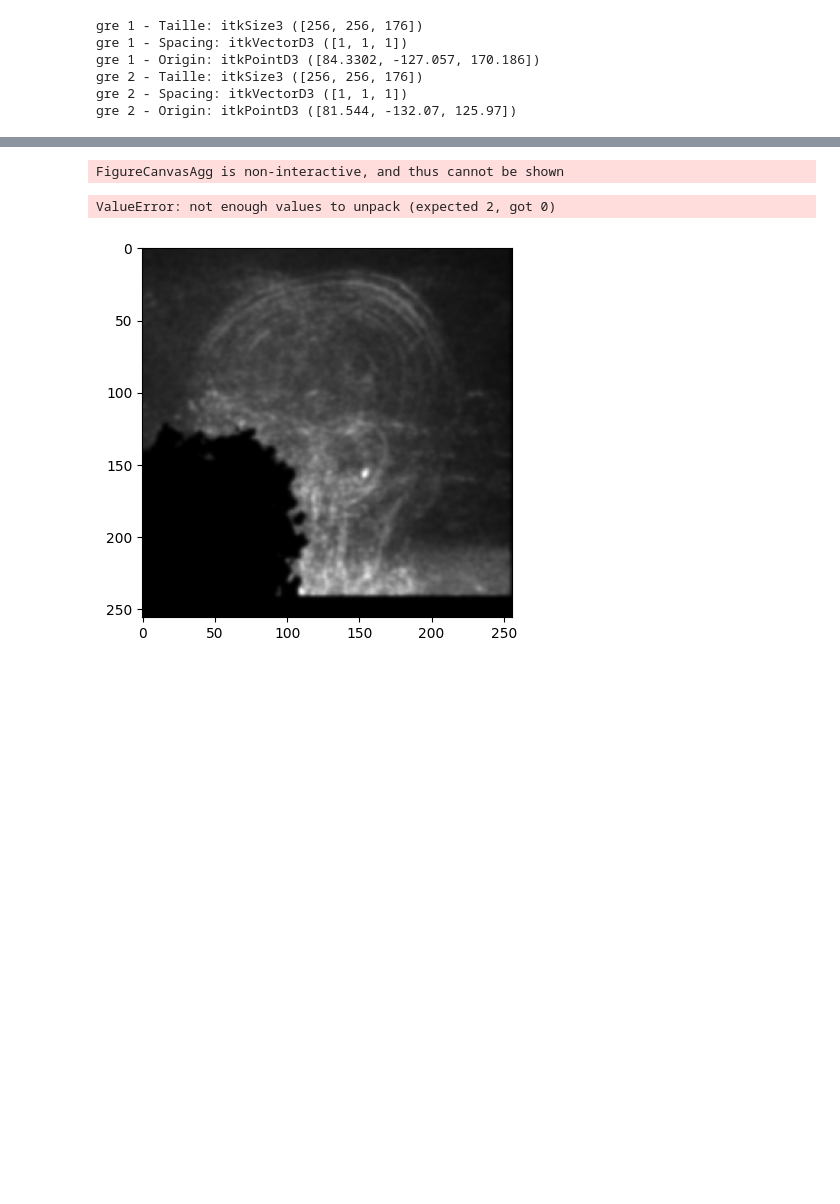
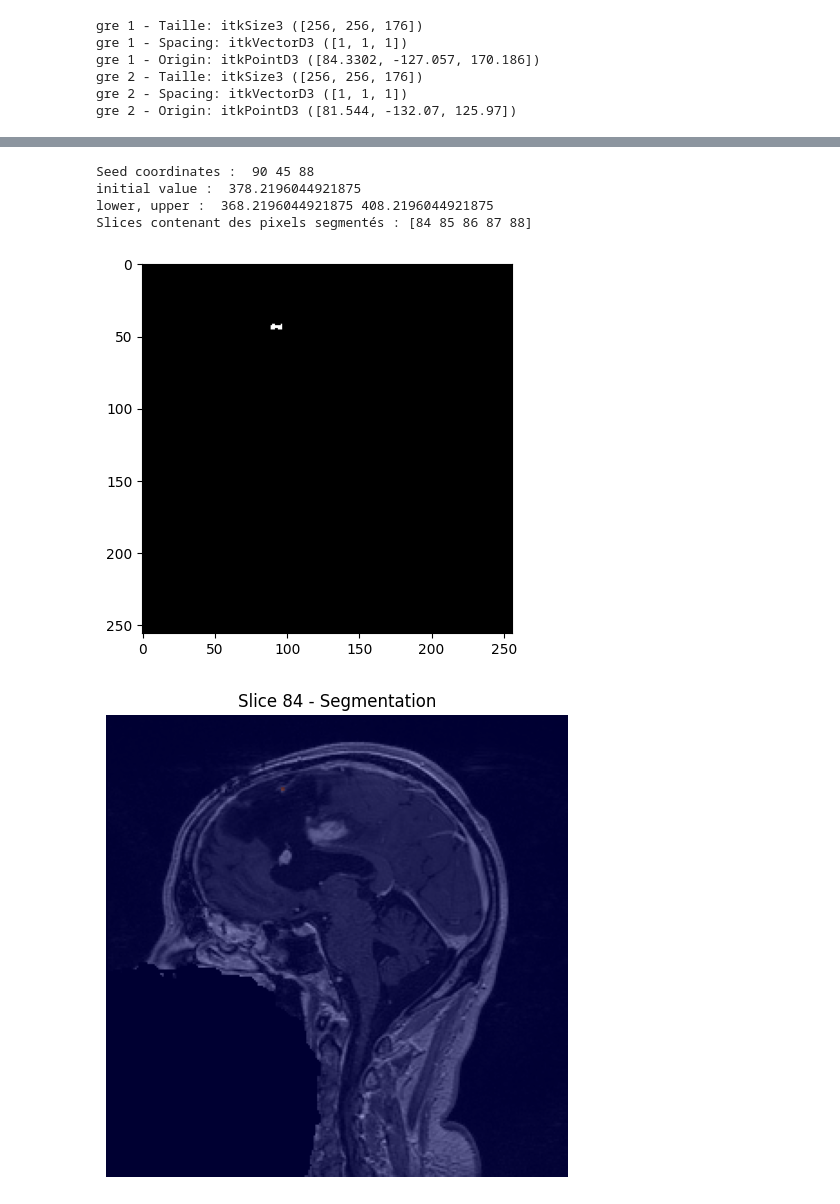
Before and after one commit to Melosdias/vtk_itk, a Jupyter notebook: src/projet_notebook.ipynb, the cells around one changed output, grey strips where cells are left out. Drawn from its saved outputs; the diff is of its cells as text; code cells hidden in the pictures; blank space fills up the shorter version.

```diff
--- a/src/projet_notebook.ipynb
+++ b/src/projet_notebook.ipynb
@@ -92,57 +115,77 @@ plt.show()
 # %%
 
-seedX=110
-seedY=100
+seedX=90
+seedY=45
 lower=190
 upper=255
     # Instantiate the reader
-input_image = itk.imread("aligned.nrrd", pixel_type=itk.F)
-
-smoother = itk.GradientAnisotropicDiffusionImageFilter.New(Input=input_image, NumberOfIterations=20, TimeStep=0.04,
+# input_image = itk.imread("aligned.nrrd", pixel_type=itk.F)
+gre1 = itk.imread("../Data/case6_gre1.nrrd", itk.F)
+smoother = itk.GradientAnisotropicDiffusionImageFilter.New(Input=gre1, NumberOfIterations=20, TimeStep=0.04,
                                                            ConductanceParameter=3)
 
 smoother.Update()
 smoothed_image = smoother.GetOutput()
 
-plt.ion()
-plt.imshow(smoother.GetOutput()[0], cmap="gray")
-seedY, seedX = plt.ginput()
-seedX, seedY = int(seedX), int(seedY)
-print("Seed coordinates : ", seedX, seedY)
+fixed_array = itk.GetArrayViewFromImage(gre1)
+z = fixed_array.shape[0] //2
+
+print("Seed coordinates : ", seedX, seedY, z)
 
 # Instantiate the filter
 
-z = 0  # ou l’indice du slice qui t’intéresse
+
 initial_value = smoothed_image.GetPixel((seedX, seedY, z))
 lower = initial_value - 10
 upper = initial_value + 30
 
 print("initial value : ", smoothed_image.GetPixel((seedX, seedY, z)))
 print("lower, upper : ", lower, upper)
 
 # Configure filter from the command line arguments
 connected_threshold = itk.ConnectedThresholdImageFilter.New(smoothed_image)
 connected_threshold.SetReplaceValue(255)
 connected_threshold.SetLower(lower)
 connected_threshold.SetUpper(upper)
 
 connected_threshold.SetSeed((seedX, seedY, z))
 connected_threshold.Update()
 plt.ion()
-plt.imshow(itk.GetArrayViewFromImage(connected_threshold.GetOutput())[0], cmap="gray")
+seg_array = itk.GetArrayViewFromImage(connected_threshold.GetOutput())
+plt.imshow(seg_array[z, :, :], cmap="gray")
 
-dimension = input_image.GetImageDimension()
+dimension = gre1.GetImageDimension()
 
 in_type = itk.output(connected_threshold)
 output_type = itk.Image[itk.UC, dimension]
 rescaler = itk.RescaleIntensityImageFilter[in_type, output_type].New(connected_threshold)
 rescaler.SetOutputMinimum(0)
 rescaler.SetOutputMaximum(255)
 rescaler.Update()
 
 output_filepath = "segmentation.nrrd"
 itk.imwrite(rescaler, output_filepath)
+import numpy as np
+
+slices_with_seg = np.where(seg_array.max(axis=(1, 2)) > 0)[0]
+print("Slices contenant des pixels segmentés :", slices_with_seg)
+for z in range(84, 89):
+    fig, ax = plt.subplots(figsize=(6, 6))
+
+    image_slice = fixed_array[z, :, :]  # image d'origine
+    mask_slice = seg_array[z, :, :]     # segmentation
+
+    ax.imshow(image_slice, cmap='gray')
+    ax.imshow(mask_slice, cmap='jet', alpha=0.4)  # superposition en couleur
+
+    ax.plot(seedX, seedY, 'ro') if z == 85 else None
+    ax.set_title(f"Slice {z} - Segmentation")
+    plt.axis('off')
+    plt.show()
 # %% [output]
-FigureCanvasAgg is non-interactive, and thus cannot be shown
+Seed coordinates :  90 45 88
+initial value :  378.2196044921875
+lower, upper :  368.2196044921875 408.2196044921875
+Slices contenant des pixels segmentés : [84 85 86 87 88]
-ValueError: not enough values to unpack (expected 2, got 0)
-[figure, old version]
+[figure, new version]
+[figure, added]
```
Also changed, not shown: parts of 7 cells of this notebook.
